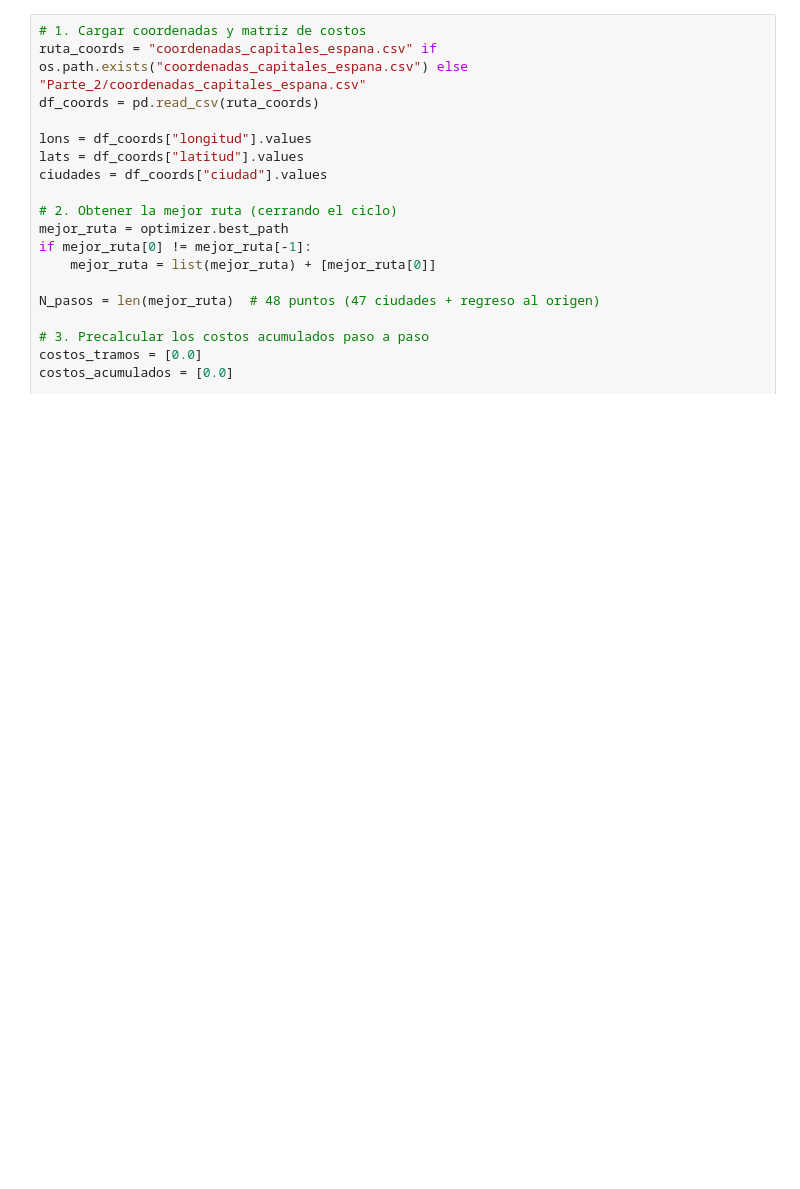
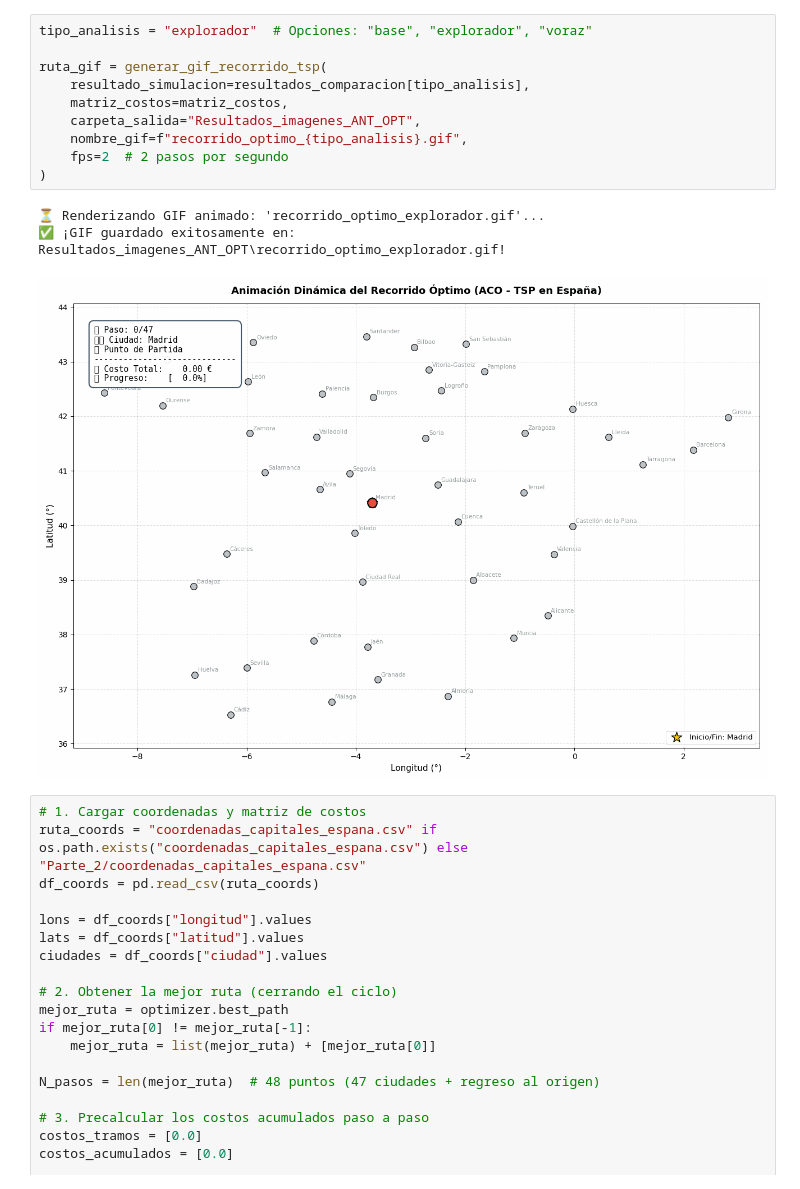
Before and after one commit to Gmiercrack/Redes-Neuronales-y-algoritmos-Bionispirados, a Jupyter notebook: Parte_2/ANT_ALGORIMT.IPYNB, the cells around one changed output. Drawn from its saved outputs; the diff is of its cells as text; blank space fills up the shorter version.

```diff
--- a/Parte_2/ANT_ALGORIMT.IPYNB
+++ b/Parte_2/ANT_ALGORIMT.IPYNB
@@ -334,3 +858,17 @@ plt.show()
+# %%
+tipo_analisis = "explorador"  # Opciones: "base", "explorador", "voraz"
+
+ruta_gif = generar_gif_recorrido_tsp(
+    resultado_simulacion=resultados_comparacion[tipo_analisis],
+    matriz_costos=matriz_costos,
+    carpeta_salida="Resultados_imagenes_ANT_OPT",
+    nombre_gif=f"recorrido_optimo_{tipo_analisis}.gif",
+    fps=2  # 2 pasos por segundo
+)
+# %% [output]
+⏳ Renderizando GIF animado: 'recorrido_optimo_explorador.gif'...
+✅ ¡GIF guardado exitosamente en: Resultados_imagenes_ANT_OPT\recorrido_optimo_explorador.gif!
+[figure, added]
 # %%
 # 1. Cargar coordenadas y matriz de costos
 ruta_coords = "coordenadas_capitales_espana.csv" if os.path.exists("coordenadas_capitales_espana.csv") else "Parte_2/coordenadas_capitales_espana.csv"
```
Also changed, not shown: parts of 29 cells of this notebook, 36 other files.
